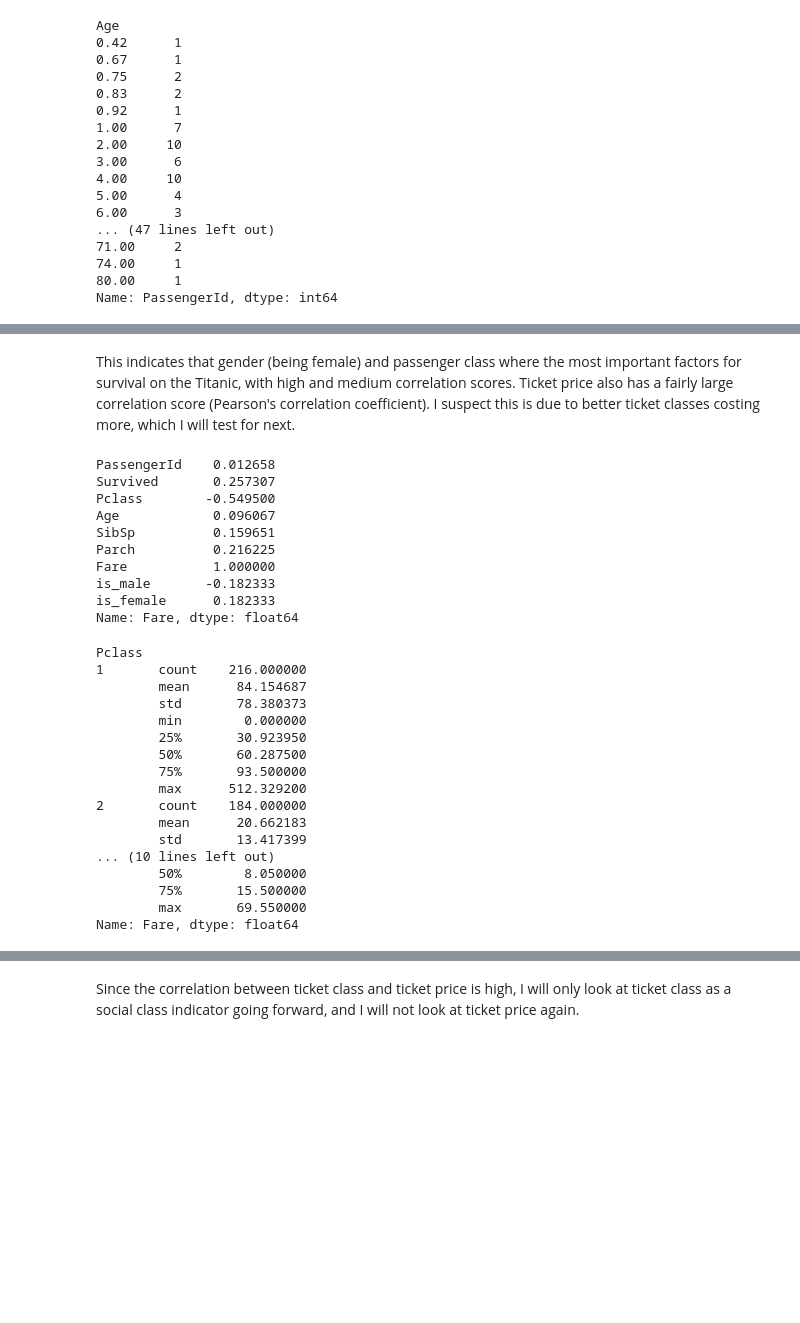
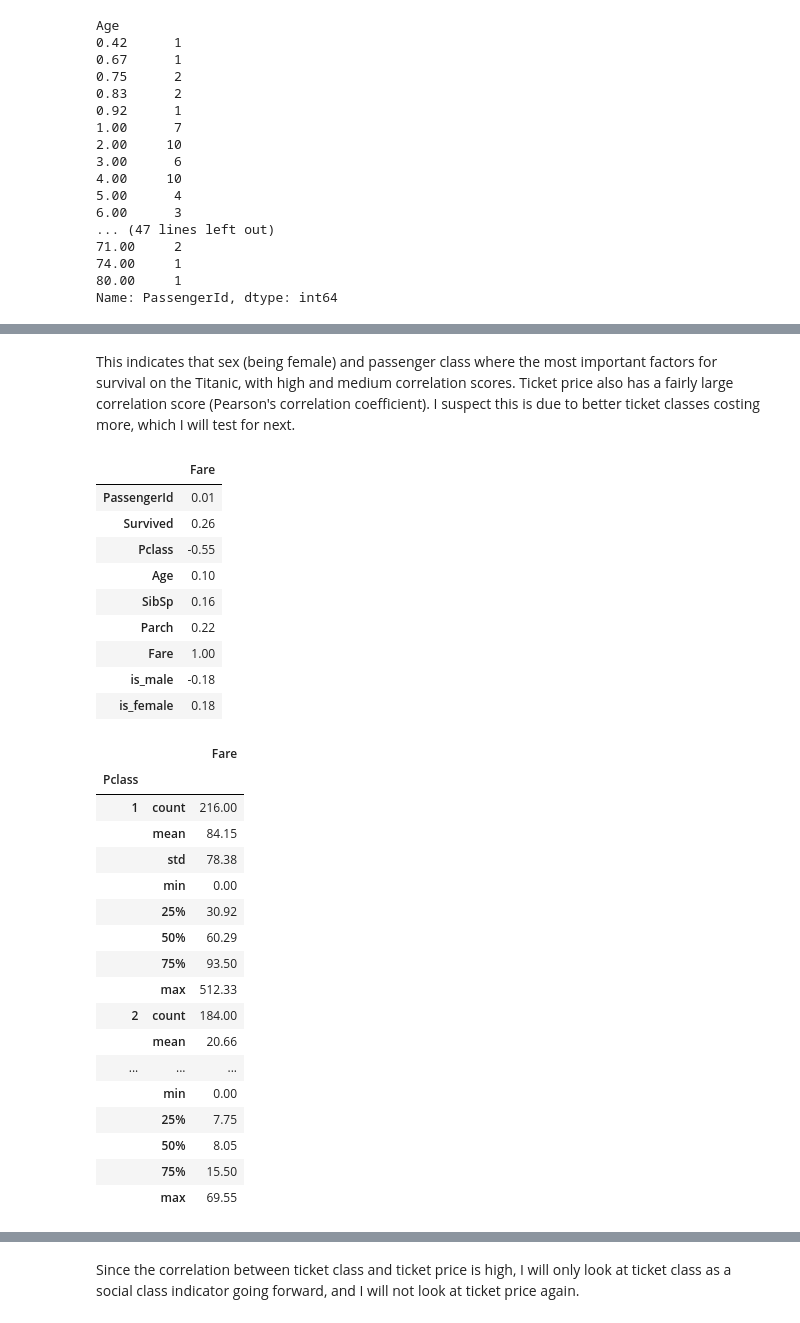
Before and after one commit to gisledb/udacity_nanodegree, a Jupyter notebook: ipython_notebooks/p2_investigate_dataset/p2_titanic.ipynb, the cells around one changed output, grey strips where cells are left out. Drawn from its saved outputs; the diff is of its cells as text; code cells hidden in the pictures; blank space fills up the shorter version.

```diff
--- a/ipython_notebooks/p2_investigate_dataset/p2_titanic.ipynb
+++ b/ipython_notebooks/p2_investigate_dataset/p2_titanic.ipynb
@@ -218,37 +241,38 @@ Name: Survived, dtype: float64
 # %% [markdown]
-This indicates that gender (being female) and passenger class where the most important factors for survival on the Titanic, with high and medium correlation scores. Ticket price also has a fairly large correlation score (Pearson's correlation coefficient). I suspect this is due to better ticket classes costing more, which I will test for next.
+This indicates that sex (being female) and passenger class where the most important factors for survival on the Titanic, with high and medium correlation scores. Ticket price also has a fairly large correlation score (Pearson's correlation coefficient). I suspect this is due to better ticket classes costing more, which I will test for next.
 # %%
-display(titanic.corr()['Fare'])
+display(round(titanic.corr()['Fare'],2).to_frame())
 
-display(titanic.groupby('Pclass')['Fare'].describe())
+display(round(titanic.groupby('Pclass')['Fare'].describe(),2).to_frame())
 # %% [output]
-PassengerId    0.012658
-Survived       0.257307
-Pclass        -0.549500
-Age            0.096067
-SibSp          0.159651
-Parch          0.216225
-Fare           1.000000
-is_male       -0.182333
-is_female      0.182333
-Name: Fare, dtype: float64
-Pclass
-1       count    216.000000
-        mean      84.154687
-        std       78.380373
-        min        0.000000
-        25%       30.923950
-        50%       60.287500
-        75%       93.500000
-        max      512.329200
-2       count    184.000000
-        mean      20.662183
-        std       13.417399
-... (10 lines left out)
-        50%        8.050000
-        75%       15.500000
-        max       69.550000
-Name: Fare, dtype: float64
+|  | Fare |
+| PassengerId | 0.01 |
+| Survived | 0.26 |
+| Pclass | -0.55 |
+| Age | 0.10 |
+| SibSp | 0.16 |
+| Parch | 0.22 |
+| Fare | 1.00 |
+| is_male | -0.18 |
+| is_female | 0.18 |
+|  |  | Fare |
+| Pclass |  |  |
+| 1 | count | 216.00 |
+|  | mean | 84.15 |
+|  | std | 78.38 |
+|  | min | 0.00 |
+|  | 25% | 30.92 |
+|  | 50% | 60.29 |
+|  | 75% | 93.50 |
+|  | max | 512.33 |
+| 2 | count | 184.00 |
+|  | mean | 20.66 |
+| ... | ... | ... |
+|  | min | 0.00 |
+|  | 25% | 7.75 |
+|  | 50% | 8.05 |
+|  | 75% | 15.50 |
+|  | max | 69.55 |
 # %%
 #Looking further at the passengers who did not pay for their tickets (ticket price 0)
 
```
Also changed, not shown: parts of 33 cells of this notebook, 1 other file.
